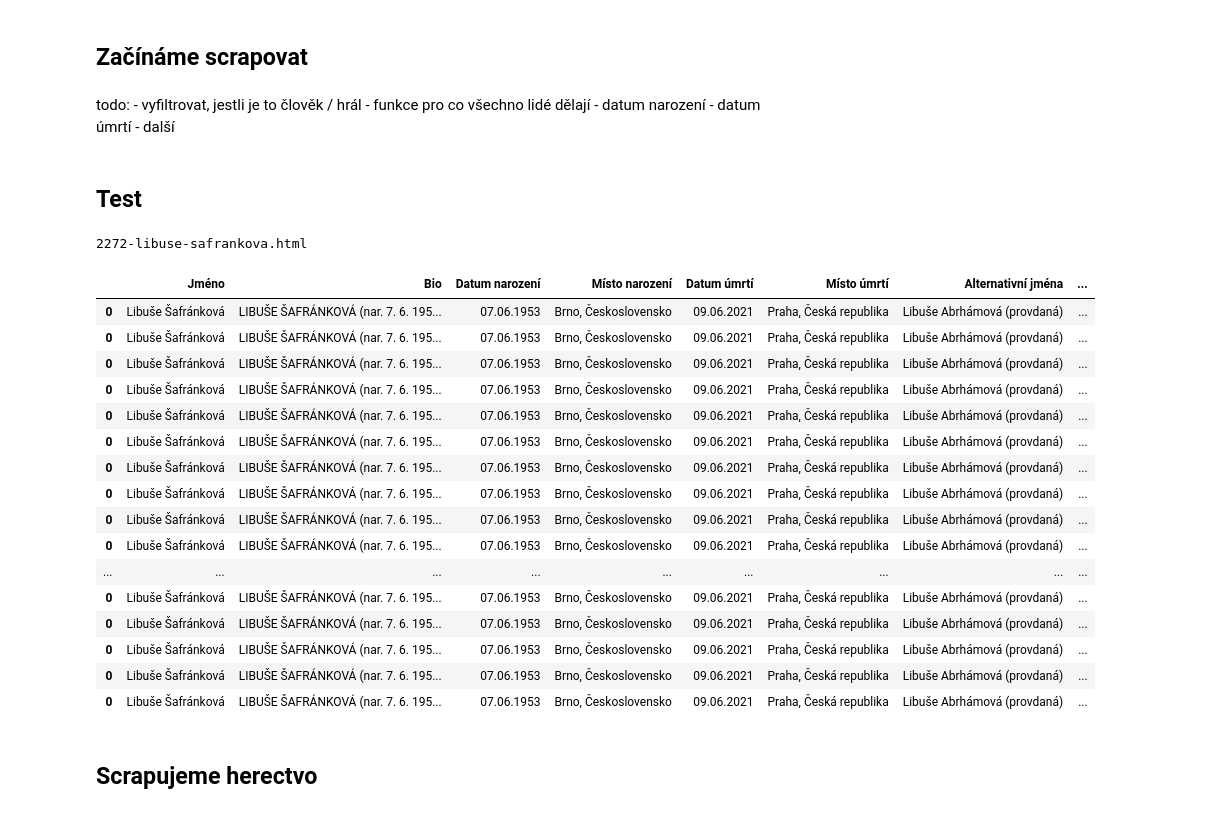
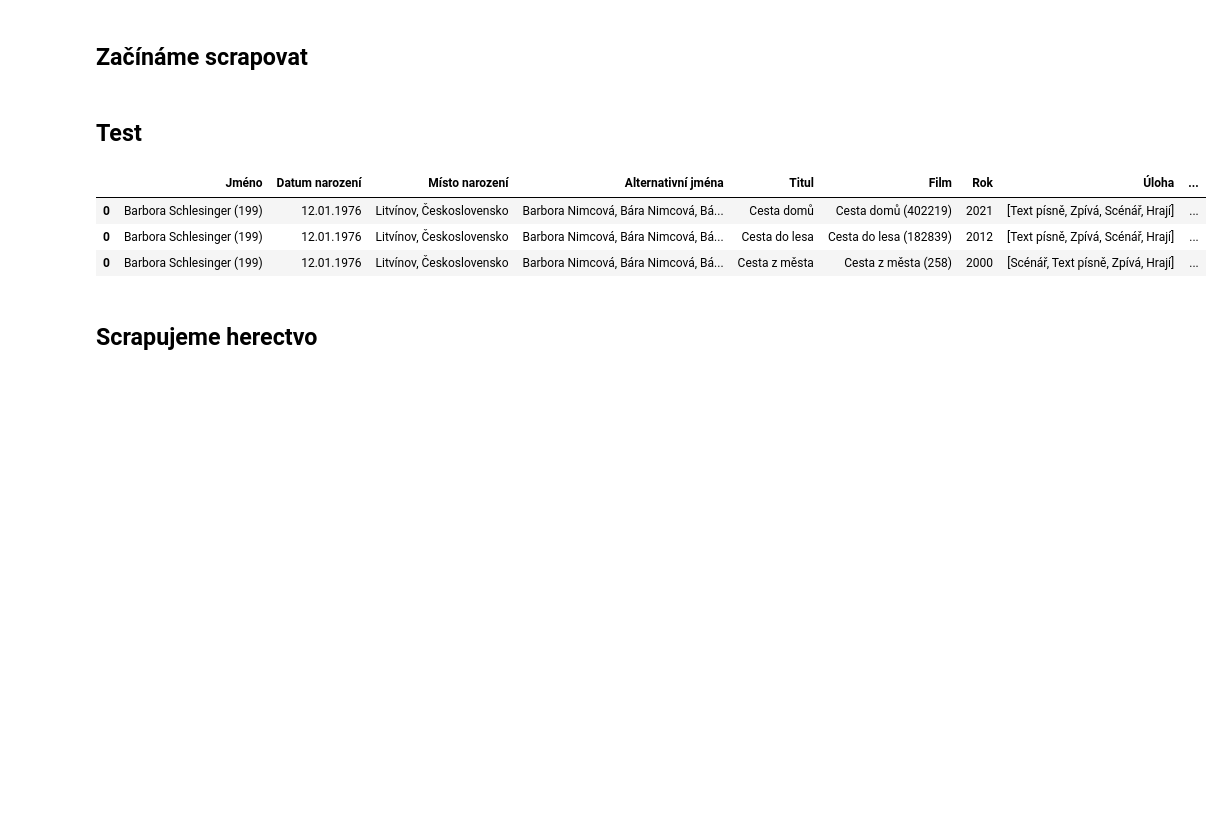
Before and after one commit to DataRozhlas/filmovy-prehled, a Jupyter notebook: 05 scrapování herectva.ipynb, the cells around one changed output. Cells and saved outputs as stored; diff of their text form; code cells hidden in the pictures; blank space fills up the shorter version.

```diff
--- a/05 scrapování herectva.ipynb
+++ b/05 scrapování herectva.ipynb
@@ -55,13 +54,6 @@ bios
  'Místo úmrtí']
 # %% [markdown]
 ## Začínáme scrapovat
-# %% [markdown]
-todo:
-    - vyfiltrovat, jestli je to člověk / hrál
-        - funkce pro co všechno lidé dělají
-    - datum narození
-    - datum úmrtí
-    - další
 # %%
 import pandas as pd
 # %%
@@ -77,13 +69,15 @@ def scrape_person(slozka, soubor):
     with open(os.path.join(slozka, soubor), "r", encoding="utf-8") as f:
         soup = BeautifulSoup(f, "html.parser")
 
-    if "Hrají" in soup.find("body").text and "Role: " in soup.find("body").text :
+    if "Hrají" in soup.find("body").text or "Účinkují" in soup.find("body").text:
 
         bio_udaje = {}
 
         jmeno = soup.find("h1").text.strip()
 
-        bio_udaje["Jméno"] = jmeno
+        id = soup.find('meta', {'property': 'og:url'})['content'].split("/")[-2]
+
+        bio_udaje["Jméno"] = f"{jmeno} ({id})"
 
         if soup.find(class_="description-body-reducer"):
 
@@ -110,11 +104,11 @@ def scrape_person(slozka, soubor):
 
             if "Role:" in item.text:
 
-                film["Jméno"] = jmeno
+                film["Jméno"] = f"{jmeno} ({id})"
 
                 film["Titul"] = item.find("a").text.strip()
 
-                film["Id_filmu"] = id_filmu(item.find("a")["href"])
+                film["Film"] = f"""{item.find("a").text.strip()} ({id_filmu(item.find("a")["href"])})"""
 
                 film["Rok"] = item.find("p").text.strip()
 
@@ -125,7 +119,7 @@ def scrape_person(slozka, soubor):
                 if len(ulohy) > 1:
                     film["Úloha"] = [u.text.strip() for u in ulohy]
 
-                role = item.find_all("p")[-1]
+                role = item.find_all("p")[2]
 
                 if role.find("br"):
                     seznam_roli = [r.strip() for r in role.text.strip().split("Role: ")]
@@ -151,26 +145,13 @@ def scrape_person(slozka, soubor):
 # %% [markdown]
 ## Test
 # %%
-scrape_person("persony_cs","2272-libuse-safrankova.html")
+test = scrape_person("persony_cs","199-barbora-nimcova.html")
+test
 # %% [output]
-2272-libuse-safrankova.html
-|  | Jméno | Bio | Datum narození | Místo narození | Datum úmrtí | Místo úmrtí | Alternativní jména | ... |
-| 0 | Libuše Šafránková | LIBUŠE ŠAFRÁNKOVÁ (nar. 7. 6. 195... | 07.06.1953 | Brno, Československo | 09.06.2021 | Praha, Česká republika | Libuše Abrhámová (provdaná) | ... |
-| 0 | Libuše Šafránková | LIBUŠE ŠAFRÁNKOVÁ (nar. 7. 6. 195... | 07.06.1953 | Brno, Československo | 09.06.2021 | Praha, Česká republika | Libuše Abrhámová (provdaná) | ... |
-| 0 | Libuše Šafránková | LIBUŠE ŠAFRÁNKOVÁ (nar. 7. 6. 195... | 07.06.1953 | Brno, Československo | 09.06.2021 | Praha, Česká republika | Libuše Abrhámová (provdaná) | ... |
-| 0 | Libuše Šafránková | LIBUŠE ŠAFRÁNKOVÁ (nar. 7. 6. 195... | 07.06.1953 | Brno, Československo | 09.06.2021 | Praha, Česká republika | Libuše Abrhámová (provdaná) | ... |
-| 0 | Libuše Šafránková | LIBUŠE ŠAFRÁNKOVÁ (nar. 7. 6. 195... | 07.06.1953 | Brno, Československo | 09.06.2021 | Praha, Česká republika | Libuše Abrhámová (provdaná) | ... |
-| 0 | Libuše Šafránková | LIBUŠE ŠAFRÁNKOVÁ (nar. 7. 6. 195... | 07.06.1953 | Brno, Československo | 09.06.2021 | Praha, Česká republika | Libuše Abrhámová (provdaná) | ... |
-| 0 | Libuše Šafránková | LIBUŠE ŠAFRÁNKOVÁ (nar. 7. 6. 195... | 07.06.1953 | Brno, Československo | 09.06.2021 | Praha, Česká republika | Libuše Abrhámová (provdaná) | ... |
-| 0 | Libuše Šafránková | LIBUŠE ŠAFRÁNKOVÁ (nar. 7. 6. 195... | 07.06.1953 | Brno, Československo | 09.06.2021 | Praha, Česká republika | Libuše Abrhámová (provdaná) | ... |
-| 0 | Libuše Šafránková | LIBUŠE ŠAFRÁNKOVÁ (nar. 7. 6. 195... | 07.06.1953 | Brno, Československo | 09.06.2021 | Praha, Česká republika | Libuše Abrhámová (provdaná) | ... |
-| 0 | Libuše Šafránková | LIBUŠE ŠAFRÁNKOVÁ (nar. 7. 6. 195... | 07.06.1953 | Brno, Československo | 09.06.2021 | Praha, Česká republika | Libuše Abrhámová (provdaná) | ... |
-| ... | ... | ... | ... | ... | ... | ... | ... | ... |
-| 0 | Libuše Šafránková | LIBUŠE ŠAFRÁNKOVÁ (nar. 7. 6. 195... | 07.06.1953 | Brno, Československo | 09.06.2021 | Praha, Česká republika | Libuše Abrhámová (provdaná) | ... |
-| 0 | Libuše Šafránková | LIBUŠE ŠAFRÁNKOVÁ (nar. 7. 6. 195... | 07.06.1953 | Brno, Československo | 09.06.2021 | Praha, Česká republika | Libuše Abrhámová (provdaná) | ... |
-| 0 | Libuše Šafránková | LIBUŠE ŠAFRÁNKOVÁ (nar. 7. 6. 195... | 07.06.1953 | Brno, Československo | 09.06.2021 | Praha, Česká republika | Libuše Abrhámová (provdaná) | ... |
-| 0 | Libuše Šafránková | LIBUŠE ŠAFRÁNKOVÁ (nar. 7. 6. 195... | 07.06.1953 | Brno, Československo | 09.06.2021 | Praha, Česká republika | Libuše Abrhámová (provdaná) | ... |
-| 0 | Libuše Šafránková | LIBUŠE ŠAFRÁNKOVÁ (nar. 7. 6. 195... | 07.06.1953 | Brno, Československo | 09.06.2021 | Praha, Česká republika | Libuše Abrhámová (provdaná) | ... |
+|  | Jméno | Datum narození | Místo narození | Alternativní jména | Titul | Film | Rok | Úloha | ... |
+| 0 | Barbora Schlesinger (199) | 12.01.1976 | Litvínov, Československo | Barbora Nimcová, Bára Nimcová, Bá... | Cesta domů | Cesta domů (402219) | 2021 | [Text písně, Zpívá, Scénář, Hrají] | ... |
+| 0 | Barbora Schlesinger (199) | 12.01.1976 | Litvínov, Československo | Barbora Nimcová, Bára Nimcová, Bá... | Cesta do lesa | Cesta do lesa (182839) | 2012 | [Text písně, Zpívá, Scénář, Hrají] | ... |
+| 0 | Barbora Schlesinger (199) | 12.01.1976 | Litvínov, Československo | Barbora Nimcová, Bára Nimcová, Bá... | Cesta z města | Cesta z města (258) | 2000 | [Scénář, Text písně, Zpívá, Hrají] | ... |
 # %% [markdown]
 ## Scrapujeme herectvo
 # %%
```
Also changed, not shown: parts of 1 cell of this notebook, 5 other files.
